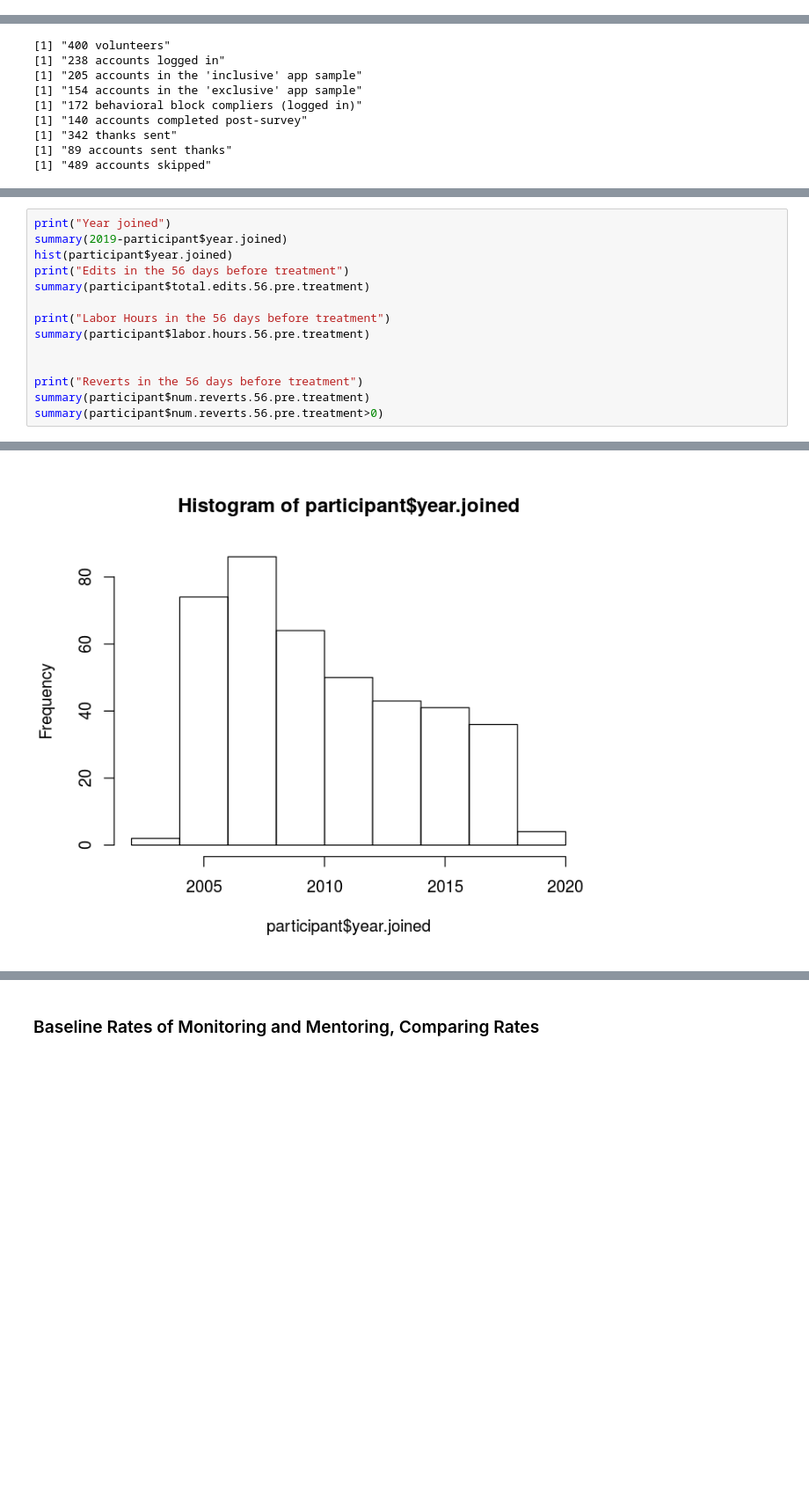
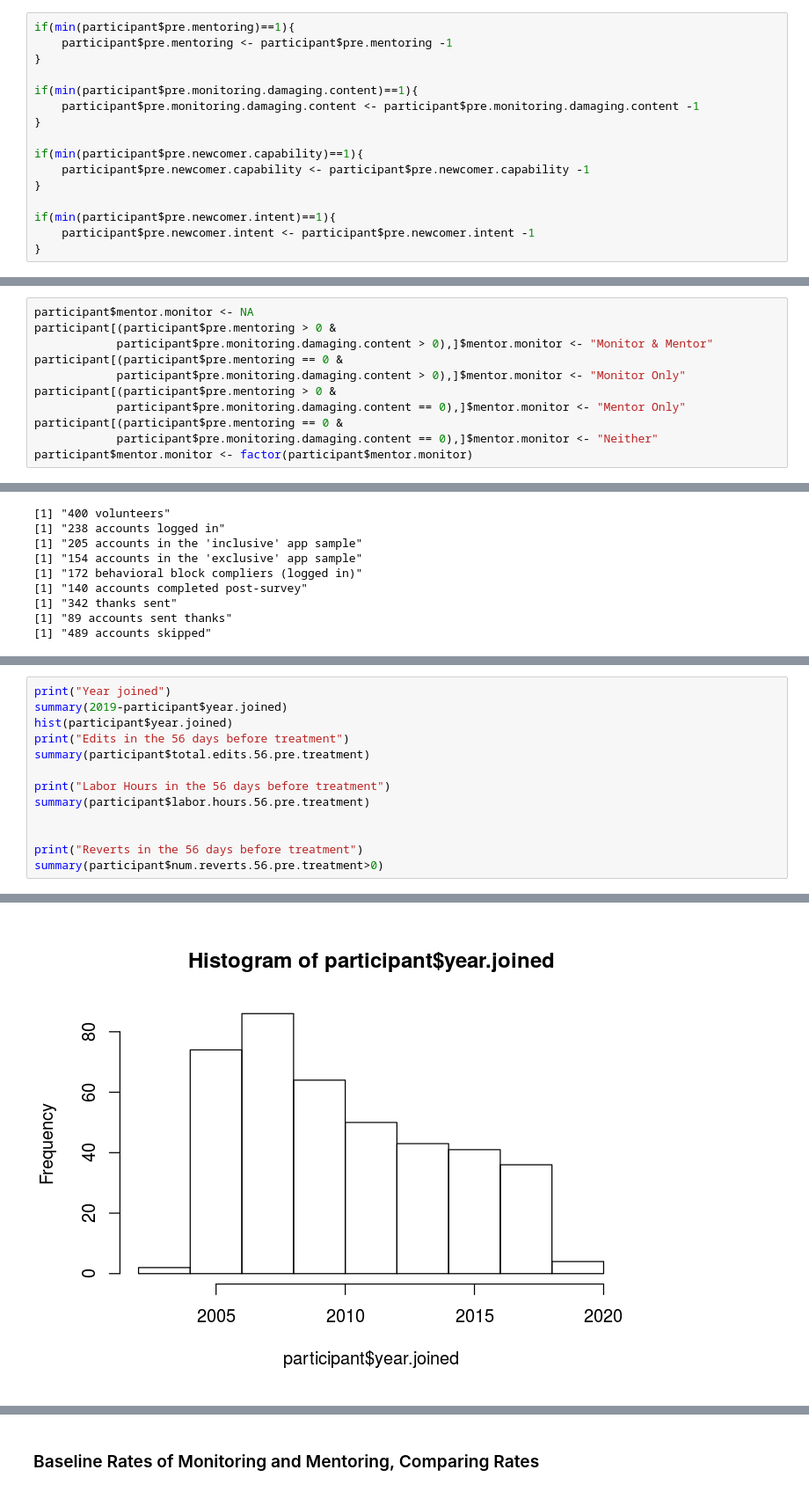
Before and after one commit to citizensandtech/CivilServant-Wikipedia-Analysis, a Jupyter notebook: reports/wikipedia-thanker-2019/Thanker Report Feb 2020.R.ipynb, the cells around one changed output, grey strips where cells are left out. Shown at 88% size. Cells and saved outputs as stored; diff of their text form; blank space fills up the shorter version.

```diff
--- a/reports/wikipedia-thanker-2019/Thanker Report Feb 2020.R.ipynb
+++ b/reports/wikipedia-thanker-2019/Thanker Report Feb 2020.R.ipynb
@@ -113,0 +108,16 @@ thankers.df$prop_support_84_minus_prop_reverts_84_pre_treatment <- thankers.df$p
+# %%
+if(min(participant$pre.mentoring)==1){
+    participant$pre.mentoring <- participant$pre.mentoring -1
+}
+
+if(min(participant$pre.monitoring.damaging.content)==1){
+    participant$pre.monitoring.damaging.content <- participant$pre.monitoring.damaging.content -1
+}
+
+if(min(participant$pre.newcomer.capability)==1){
+    participant$pre.newcomer.capability <- participant$pre.newcomer.capability -1
+}
+
+if(min(participant$pre.newcomer.intent)==1){
+    participant$pre.newcomer.intent <- participant$pre.newcomer.intent -1
+}
@@ -113,0 +126,11 @@ thankers.df$prop_support_84_minus_prop_reverts_84_pre_treatment <- thankers.df$p
+# %%
+participant$mentor.monitor <- NA
+participant[(participant$pre.mentoring > 0 &
+            participant$pre.monitoring.damaging.content > 0),]$mentor.monitor <- "Monitor & Mentor"
+participant[(participant$pre.mentoring == 0 &
+            participant$pre.monitoring.damaging.content > 0),]$mentor.monitor <- "Monitor Only"
+participant[(participant$pre.mentoring > 0 &
+            participant$pre.monitoring.damaging.content == 0),]$mentor.monitor <- "Mentor Only"
+participant[(participant$pre.mentoring == 0 &
+            participant$pre.monitoring.damaging.content == 0),]$mentor.monitor <- "Neither"
+participant$mentor.monitor <- factor(participant$mentor.monitor)
@@ -158,7 +181,6 @@ summary(participant$labor.hours.56.pre.treatment)
 
 
 print("Reverts in the 56 days before treatment")
-summary(participant$num.reverts.56.pre.treatment)
 summary(participant$num.reverts.56.pre.treatment>0)
 # %% [output]
 [1] "Year joined"
@@ -178,2 +198,2 @@ logical     182     218
-[figure, old version]
+[figure, new version]
 # %% [markdown]
```
Also changed, not shown: parts of 68 cells of this notebook.
